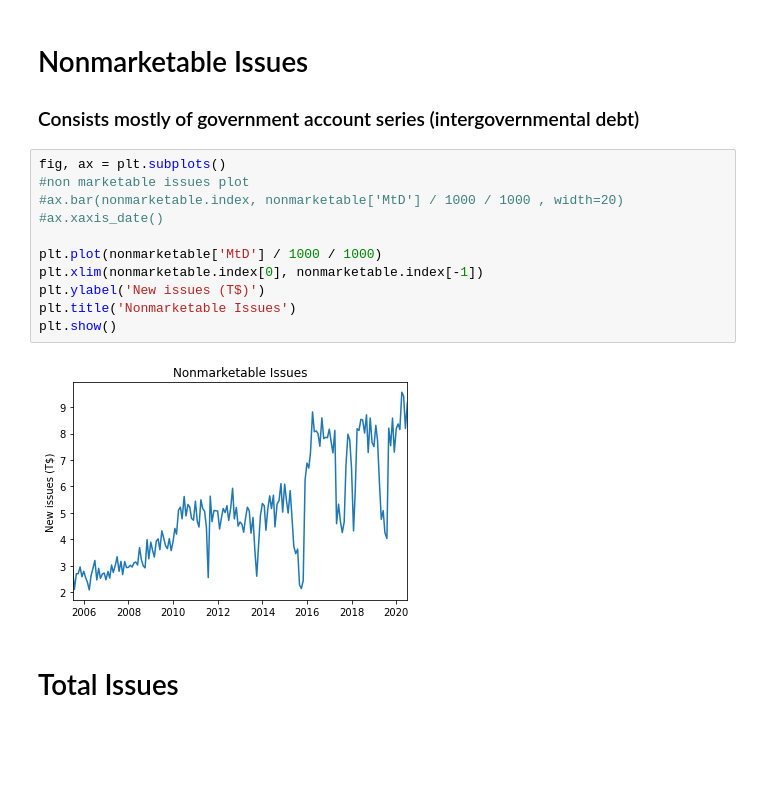
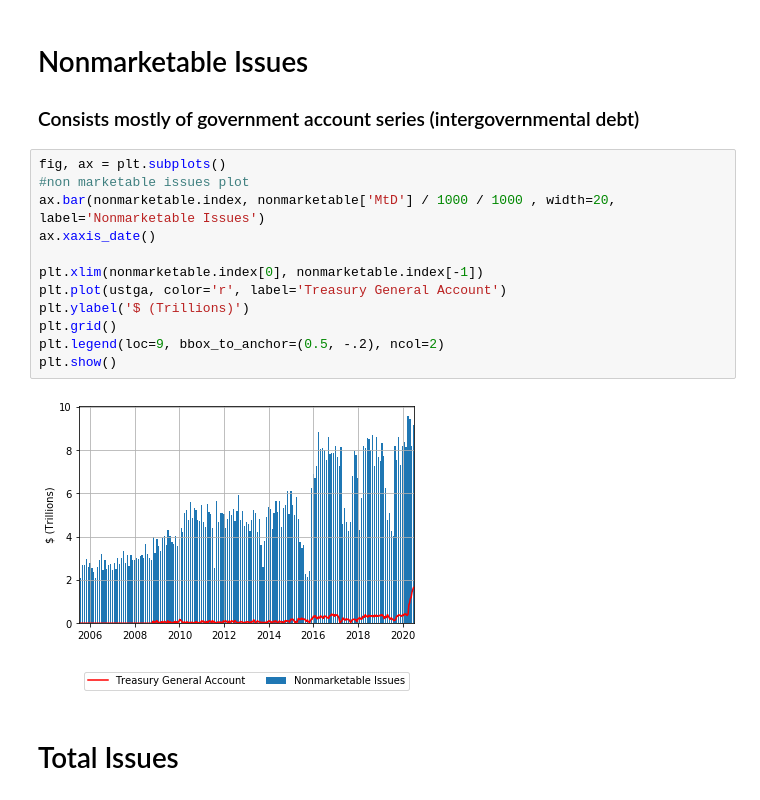
Before and after one commit to hugostuijt/US-treasury-issuance, a Jupyter notebook: US_treasury_new_issues.ipynb, the cells around one changed output. Cells and saved outputs as stored; diff of their text form; blank space fills up the shorter version.

```diff
--- a/US_treasury_new_issues.ipynb
+++ b/US_treasury_new_issues.ipynb
@@ -173,16 +155,17 @@ An increase in new Treasury issues led to a huge increase of the treasury genera
 # %%
 fig, ax = plt.subplots()
 #non marketable issues plot
-#ax.bar(nonmarketable.index, nonmarketable['MtD'] / 1000 / 1000 , width=20)
-#ax.xaxis_date()
+ax.bar(nonmarketable.index, nonmarketable['MtD'] / 1000 / 1000 , width=20, label='Nonmarketable Issues')
+ax.xaxis_date()
 
-plt.plot(nonmarketable['MtD'] / 1000 / 1000)
 plt.xlim(nonmarketable.index[0], nonmarketable.index[-1])
-plt.ylabel('New issues (T$)')
-plt.title('Nonmarketable Issues')
+plt.plot(ustga, color='r', label='Treasury General Account')
+plt.ylabel('$ (Trillions)')
+plt.grid()
+plt.legend(loc=9, bbox_to_anchor=(0.5, -.2), ncol=2)
 plt.show()
 # %% [output]
-[figure, old version]
+[figure, new version]
 # %% [markdown]
 # Total Issues
 # %%
```
Also changed, not shown: parts of 7 cells of this notebook.
